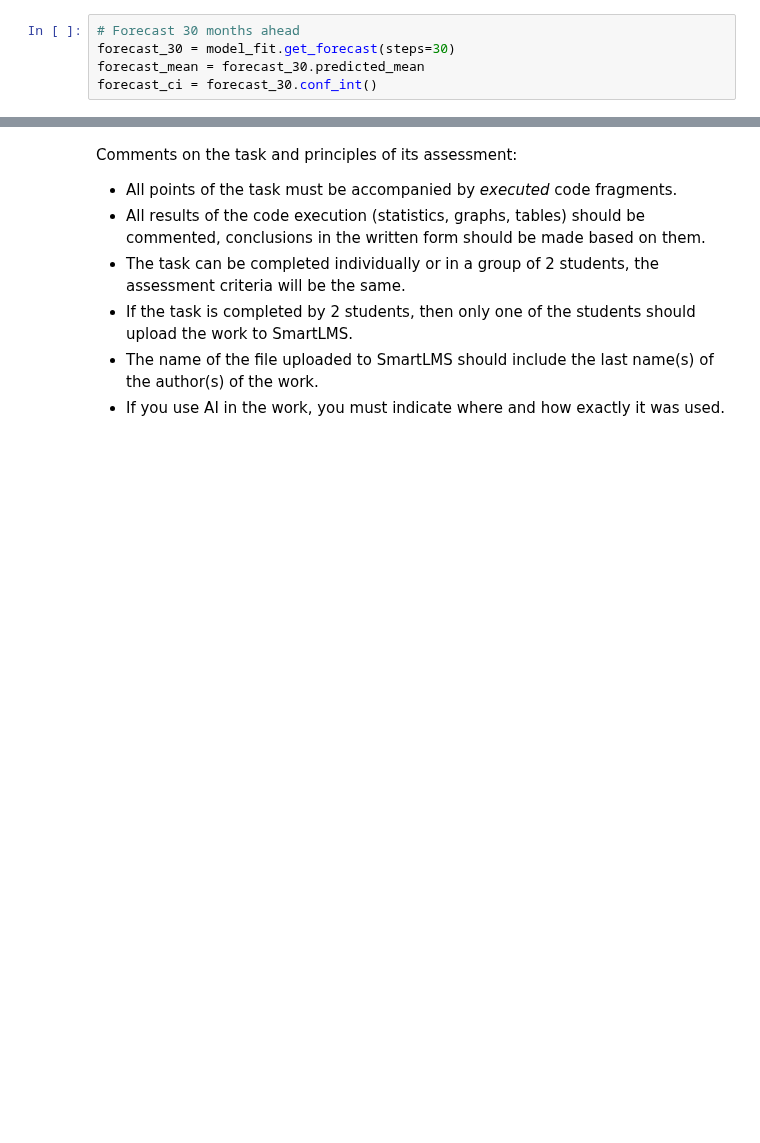
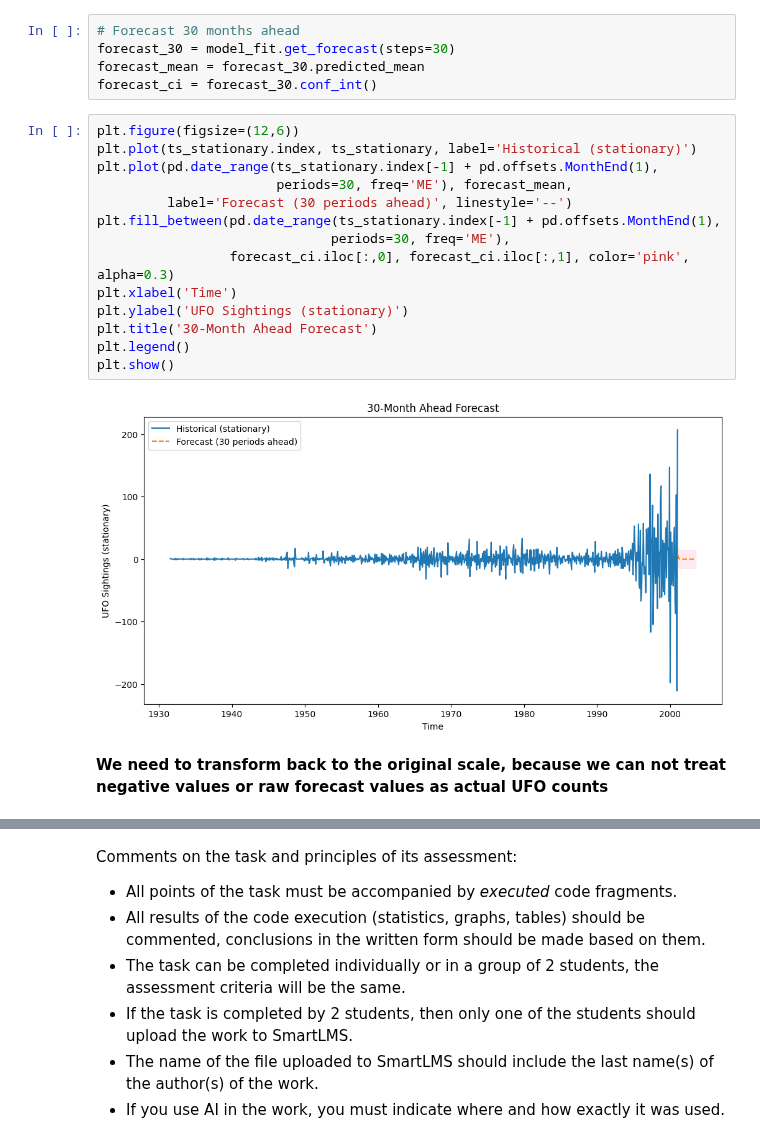
Before and after one commit to CepbluKot/hse-data-analysis-2025, a Jupyter notebook: hw8/Task8_optional_2points.ipynb, the cells around one changed output, grey strips where cells are left out. Cells and saved outputs as stored; diff of their text form; blank space fills up the shorter version.

```diff
--- a/hw8/Task8_optional_2points.ipynb
+++ b/hw8/Task8_optional_2points.ipynb
@@ -346,3 +346,21 @@ Model has light negative skew, not severe
 forecast_30 = model_fit.get_forecast(steps=30)
 forecast_mean = forecast_30.predicted_mean
 forecast_ci = forecast_30.conf_int()
+# %%
+plt.figure(figsize=(12,6))
+plt.plot(ts_stationary.index, ts_stationary, label='Historical (stationary)')
+plt.plot(pd.date_range(ts_stationary.index[-1] + pd.offsets.MonthEnd(1),
+                       periods=30, freq='ME'), forecast_mean,
+         label='Forecast (30 periods ahead)', linestyle='--')
+plt.fill_between(pd.date_range(ts_stationary.index[-1] + pd.offsets.MonthEnd(1),
+                              periods=30, freq='ME'),
+                 forecast_ci.iloc[:,0], forecast_ci.iloc[:,1], color='pink', alpha=0.3)
+plt.xlabel('Time')
+plt.ylabel('UFO Sightings (stationary)')
+plt.title('30-Month Ahead Forecast')
+plt.legend()
+plt.show()
+# %% [output]
+[figure, added]
+# %% [markdown]
+**We need to transform back to the original scale, because we can not treat negative values or raw forecast values as actual UFO counts**
```
Also changed, not shown: parts of 3 cells of this notebook.
